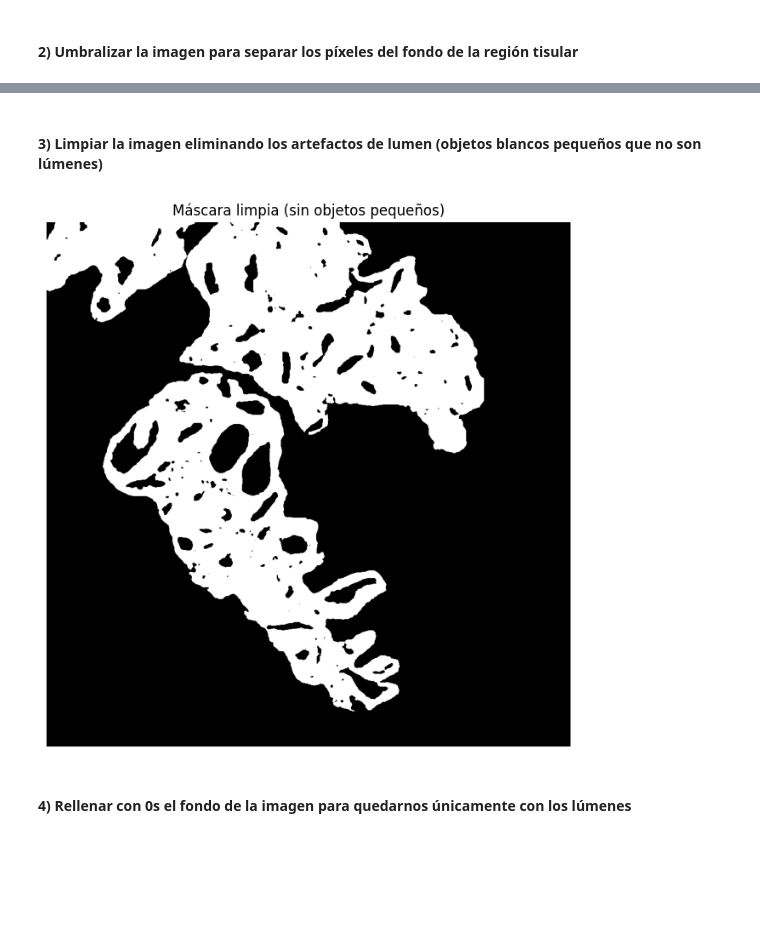
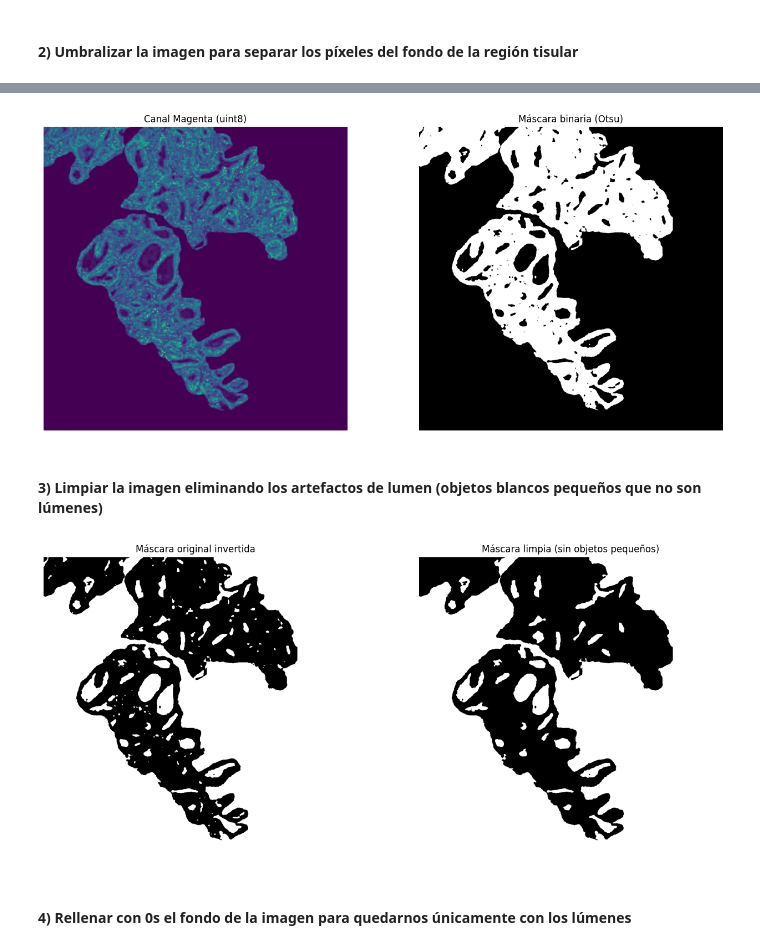
Before and after one commit to MichaeLaudrup/Aprendizaje_supervisado_VIU, a Jupyter notebook: Actividad1_Computer_Vision/Actividad_Computer_Vision_C1.ipynb, the cells around one changed output, grey strips where cells are left out. Drawn from its saved outputs; the diff is of its cells as text; code cells hidden in the pictures; blank space fills up the shorter version.

```diff
--- a/Actividad1_Computer_Vision/Actividad_Computer_Vision_C1.ipynb
+++ b/Actividad1_Computer_Vision/Actividad_Computer_Vision_C1.ipynb
@@ -90,20 +70,55 @@ plt.show()
+# %%
+import matplotlib.pyplot as plt
+import cv2
+import numpy as np
+
+magenta_uint8 = (magenta_channel * 255).astype(np.uint8)
+
+smoothed_image_cv2 = cv2.GaussianBlur(magenta_uint8, (5, 5), 0)
+
+_, mask_otsu = cv2.threshold(smoothed_image_cv2, 0, 255, cv2.THRESH_BINARY + cv2.THRESH_OTSU)
+
+fig, ax = plt.subplots(1, 2, figsize=(14, 6))
+
+ax[0].imshow(magenta_uint8)
+ax[0].set_title('Canal Magenta (uint8)')
+ax[0].axis('off')
+
+ax[1].imshow(mask_otsu, cmap='gray')
+ax[1].set_title('Máscara binaria (Otsu)')
+ax[1].axis('off')
+
+plt.tight_layout()
+plt.show()
+# %% [output]
+[figure, added]
 # %% [markdown]
 #### 3) Limpiar la imagen eliminando los artefactos de lumen (objetos blancos pequeños que no son lúmenes)
 # %%
 # Utilizar la librería skimage.morphology.remove_small_objects para eliminar aquellos objetos cuya área sea menor a 300 píxeles
 # Más información en https://scikit-image.org/docs/dev/api/skimage.morphology.html#skimage.morphology.remove_small_objects
 # Visualizaer la máscara resultante
 from skimage.morphology import remove_small_objects
-mask_bool = mask_otsu.astype(bool)
+import matplotlib.pyplot as plt
 
-# Eliminar objetos blancos pequeños (menos de 300 píxeles)
+# Invertimos la máscara para que los objetos sean True
+mask_bool = ~mask_otsu.astype(bool)
+
 mask_clean = remove_small_objects(mask_bool, min_size=300)
-plt.figure(figsize=(10, 8))
-plt.imshow(mask_clean, cmap='gray')
-plt.title('Máscara limpia (sin objetos pequeños)')
-plt.axis('off')
+
+fig, ax = plt.subplots(1, 2, figsize=(14, 6))
+
+ax[0].imshow(mask_bool, cmap='gray')
+ax[0].set_title('Máscara original invertida')
+ax[0].axis('off')
+
+ax[1].imshow(mask_clean, cmap='gray')
+ax[1].set_title('Máscara limpia (sin objetos pequeños)')
+ax[1].axis('off')
+
+plt.tight_layout()
 plt.show()
 # %% [output]
-[figure, old version]
+[figure, new version]
 # %% [markdown]
 #### 4) Rellenar con 0s el fondo de la imagen para quedarnos únicamente con los lúmenes
```
Also changed, not shown: parts of 14 cells of this notebook, 15 other files.
